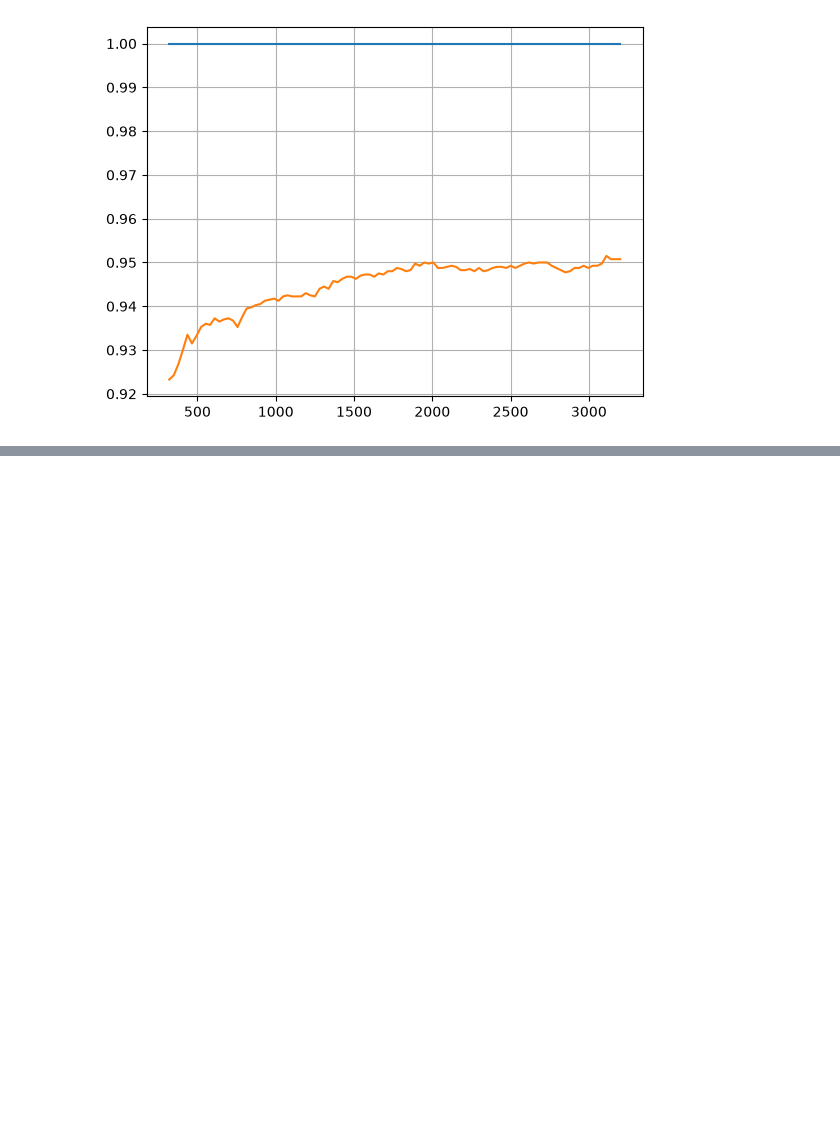
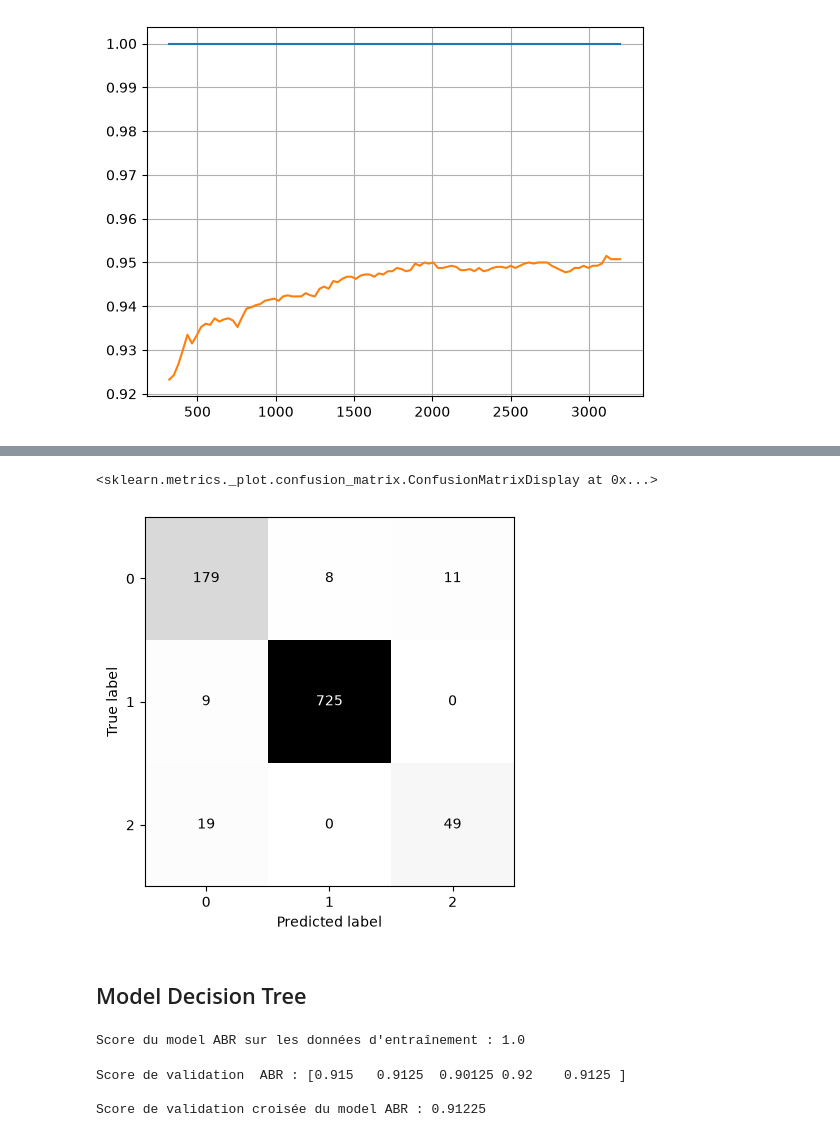
Before and after one commit to SAKPANI/Datasets, a Jupyter notebook: nutri.ipynb, the cells around one changed output, grey strips where cells are left out. Drawn from its saved outputs; the diff is of its cells as text; code cells hidden in the pictures; blank space fills up the shorter version.

Commit message:
Fin de la conception de l'approche ML, du modele KNN

```diff
--- a/nutri.ipynb
+++ b/nutri.ipynb
@@ -215,7 +215,8 @@ param_grid = {
 grid = GridSearchCV(
     estimator= model_knn,
     param_grid = param_grid,
-    n_jobs= -1
+    n_jobs = -1,
+    scoring = "accuracy",
 )
 # %%
 grid.fit(X_train, y_train)
@@ -272,0 +283,8 @@ classification_report(y_test, y_pred)
+# %%
+matrice = ConfusionMatrixDisplay(confusion_matrix(y_test, y_pred), display_labels=KNN_best.classes_)
+matrice.plot(cmap = "Greys", colorbar = False)
+# %% [output]
+<sklearn.metrics._plot.confusion_matrix.ConfusionMatrixDisplay at 0x...>
+[figure, added]
+# %% [markdown]
+## Model Decision Tree
@@ -272,0 +293,13 @@ classification_report(y_test, y_pred)
+# %%
+model_ABR.fit(X_train, y_train)
+print(f"\nScore du model ABR sur les données d'entraînement : {model_ABR.score(X_train, y_train)}")
+# %% [output]
+Score du model ABR sur les données d'entraînement : 1.0
+# %%
+val_score_ABR = cross_val_score(model_ABR, X_train, y_train, cv = 5)
+print(f"\nScore de validation  ABR : {val_score_ABR}")
+print(f"\nScore de validation croisée du model ABR : {val_score_ABR.mean()}")
+# %% [output]
+Score de validation  ABR : [0.915   0.9125  0.90125 0.92    0.9125 ]
+
+Score de validation croisée du model ABR : 0.91225
```
Also changed, not shown: parts of 11 cells of this notebook.
